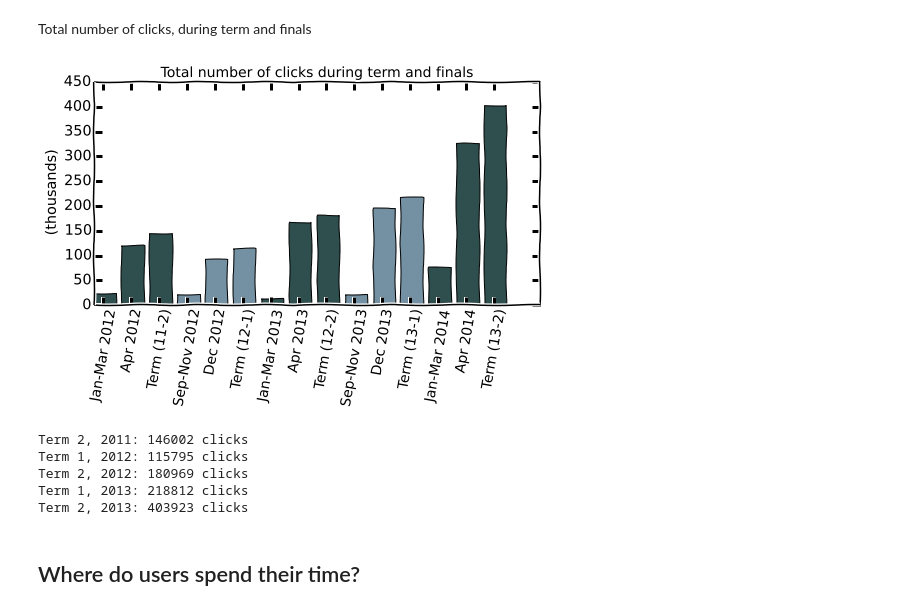
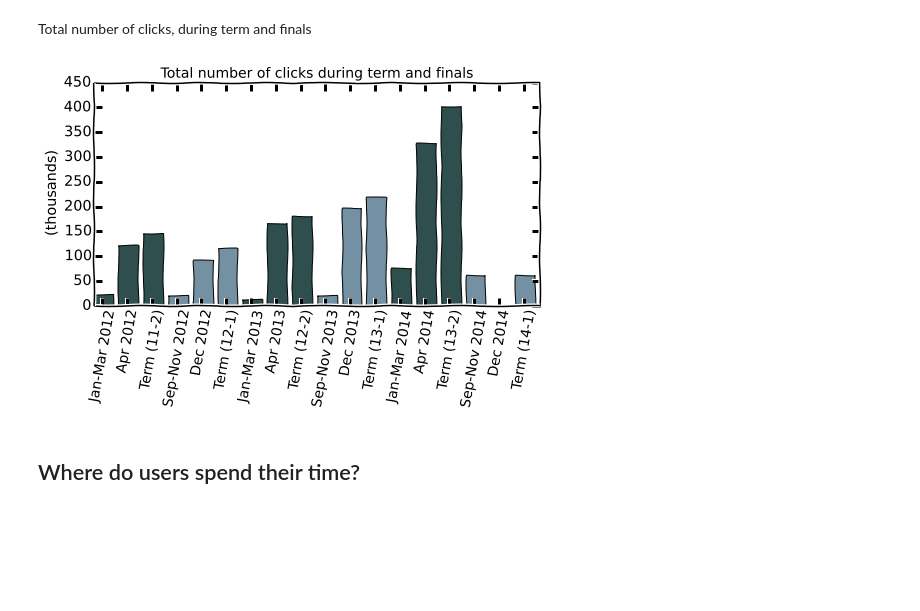
Before and after one commit to MathEducationResources/google-analytics, a Jupyter notebook: mer_py_google_analytics.ipynb, the cells around one changed output. Drawn from its saved outputs; the diff is of its cells as text; code cells hidden in the pictures; blank space fills up the shorter version.

```diff
--- a/mer_py_google_analytics.ipynb
+++ b/mer_py_google_analytics.ipynb
@@ -60,58 +51,23 @@ plot_total_clicks_time_series(date_clicks, num_clicks,True,False)
 # %% [markdown]
 Same data (except summer terms) overlayed for comparison.
 # %%
-Term2_2011 = num_clicks[date_clicks.index('1/1/12'):date_clicks.index('5/1/12')]
-Term1_2012 = num_clicks[date_clicks.index('9/1/12'):date_clicks.index('1/1/13')]
-Term2_2012 = num_clicks[date_clicks.index('1/1/13'):date_clicks.index('5/1/13')]
-Term1_2013 = num_clicks[date_clicks.index('9/1/13'):date_clicks.index('1/1/14')]
-Term2_2013 = num_clicks[date_clicks.index('1/1/14'):date_clicks.index('4/30/14')]
-
-Finals_Term2_2011 = num_clicks[date_clicks.index('4/1/12'):date_clicks.index('5/1/12')]
-Finals_Term1_2012 = num_clicks[date_clicks.index('12/1/12'):date_clicks.index('1/1/13')]
-Finals_Term2_2012 = num_clicks[date_clicks.index('4/1/13'):date_clicks.index('5/1/13')]
-Finals_Term1_2013 = num_clicks[date_clicks.index('12/1/13'):date_clicks.index('1/1/14')]
-Finals_Term2_2013 = num_clicks[date_clicks.index('4/1/14'):date_clicks.index('4/30/14')]
-
-Non_Finals_Term2_2011 = sum(Term2_2011)-sum(Finals_Term2_2011)
-Non_Finals_Term1_2012 = sum(Term1_2012)-sum(Finals_Term1_2012)
-Non_Finals_Term2_2012 = sum(Term2_2012)-sum(Finals_Term2_2012)
-Non_Finals_Term1_2013 = sum(Term1_2013)-sum(Finals_Term1_2013)
-Non_Finals_Term2_2013 = sum(Term2_2013)-sum(Finals_Term2_2013)
+Term2_2011 = num_clicks[date_clicks.index('1/1/12'):date_clicks.index('5/1/12')]; Term1_2012 = num_clicks[date_clicks.index('9/1/12'):date_clicks.index('1/1/13')]; Term2_2012 = num_clicks[date_clicks.index('1/1/13'):date_clicks.index('5/1/13')]; Term1_2013 = num_clicks[date_clicks.index('9/1/13'):date_clicks.index('1/1/14')]; Term2_2013 = num_clicks[date_clicks.index('1/1/14'):date_clicks.index('4/30/14')]; Term1_2014 = num_clicks[date_clicks.index('9/1/14'):date_clicks.index('12/1/14')]
+Finals_Term2_2011 = num_clicks[date_clicks.index('4/1/12'):date_clicks.index('5/1/12')]; Finals_Term1_2012 = num_clicks[date_clicks.index('12/1/12'):date_clicks.index('1/1/13')]; Finals_Term2_2012 = num_clicks[date_clicks.index('4/1/13'):date_clicks.index('5/1/13')]; Finals_Term1_2013 = num_clicks[date_clicks.index('12/1/13'):date_clicks.index('1/1/14')]; Finals_Term2_2013 = num_clicks[date_clicks.index('4/1/14'):date_clicks.index('4/30/14')]; Finals_Term1_2014 = [0]
+Non_Finals_Term2_2011 = sum(Term2_2011)-sum(Finals_Term2_2011); Non_Finals_Term1_2012 = sum(Term1_2012)-sum(Finals_Term1_2012); Non_Finals_Term2_2012 = sum(Term2_2012)-sum(Finals_Term2_2012); Non_Finals_Term1_2013 = sum(Term1_2013)-sum(Finals_Term1_2013); Non_Finals_Term2_2013 = sum(Term2_2013)-sum(Finals_Term2_2013); Non_Finals_Term1_2014 = sum(Term1_2014)-sum(Finals_Term1_2014)
 # %% [markdown]
 Total number of clicks, during term and finals
 # %%
 fig = plt.figure(figsize(8,4))
 ax = fig.add_subplot(111)
-plt.bar(np.arange(15),[Non_Finals_Term2_2011, sum(Finals_Term2_2011),sum(Term2_2011), Non_Finals_Term1_2012, sum(Finals_Term1_2012), sum(Term1_2012), Non_Finals_Term2_2012, sum(Finals_Term2_2012), sum(Term2_2012), Non_Finals_Term1_2013, sum(Finals_Term1_2013), sum(Term1_2013), Non_Finals_Term2_2013, sum(Finals_Term2_2013), sum(Term2_2013)],
+plt.bar(np.arange(18),[Non_Finals_Term2_2011, sum(Finals_Term2_2011),sum(Term2_2011), Non_Finals_Term1_2012, sum(Finals_Term1_2012), sum(Term1_2012), Non_Finals_Term2_2012, sum(Finals_Term2_2012), sum(Term2_2012), Non_Finals_Term1_2013, sum(Finals_Term1_2013), sum(Term1_2013), Non_Finals_Term2_2013, sum(Finals_Term2_2013), sum(Term2_2013), Non_Finals_Term1_2014, sum(Finals_Term1_2014), sum(Term1_2014)],
         color=[mainColour,mainColour,mainColour,secondColour2,secondColour2,secondColour2])
-xTickMarks = ['Jan-Mar 2012','Apr 2012', 'Term (11-2)','Sep-Nov 2012', 'Dec 2012','Term (12-1)','Jan-Mar 2013','Apr 2013','Term (12-2)','Sep-Nov 2013', 'Dec 2013','Term (13-1)', 'Jan-Mar 2014', 'Apr 2014', 'Term (13-2)']
-ind = np.arange(15)
-ax.set_xticks(ind+0.35)
-xtickNames = ax.set_xticklabels(xTickMarks)
-plt.ylabel('(thousands)', size='x-large')
-plt.setp(xtickNames, rotation=80, fontsize=14)
-plt.title('Total number of clicks during term and finals',size=14)
+xTickMarks = ['Jan-Mar 2012','Apr 2012', 'Term (11-2)','Sep-Nov 2012', 'Dec 2012','Term (12-1)','Jan-Mar 2013','Apr 2013','Term (12-2)','Sep-Nov 2013', 'Dec 2013','Term (13-1)','Jan-Mar 2014', 'Apr 2014', 'Term (13-2)', 'Sep-Nov 2014', 'Dec 2014', 'Term (14-1)']
+ind = np.arange(18); ax.set_xticks(ind+0.35); xtickNames = ax.set_xticklabels(xTickMarks)
+plt.ylabel('(thousands)', size='x-large'); plt.setp(xtickNames, rotation=80, fontsize=14); plt.title('Total number of clicks during term and finals',size=14); plt.gca().set_yticklabels(['0','50','100','150','200','250', '300', '350', '400', '450'],size='x-large')
 
-plt.gca().set_yticklabels(['0','50','100','150','200','250', '300', '350', '400', '450'],size='x-large')
-
-handles, labels = ax.get_legend_handles_labels()
-
-plt.savefig('total_number_of_clicks_term_finals_bar.png', bbox_inches='tight')
-plt.show()
+handles, labels = ax.get_legend_handles_labels(); plt.savefig('total_number_of_clicks_term_finals_bar.png', bbox_inches='tight'); plt.show()
 # %% [output]
-[figure, old version]
+[figure, new version]
-# %%
-print 'Term 2, 2011:', sum(Term2_2011), 'clicks'
-print 'Term 1, 2012:', sum(Term1_2012), 'clicks'
-print 'Term 2, 2012:', sum(Term2_2012), 'clicks'
-print 'Term 1, 2013:', sum(Term1_2013), 'clicks'
-print 'Term 2, 2013:', sum(Term2_2013), 'clicks'
-# %% [output]
-Term 2, 2011: 146002 clicks
-Term 1, 2012: 115795 clicks
-Term 2, 2012: 180969 clicks
-Term 1, 2013: 218812 clicks
-Term 2, 2013: 403923 clicks
 # %% [markdown]
 ## Where do users spend their time?
 # %%
```
Also changed, not shown: parts of 10 cells of this notebook, 2 other files.
